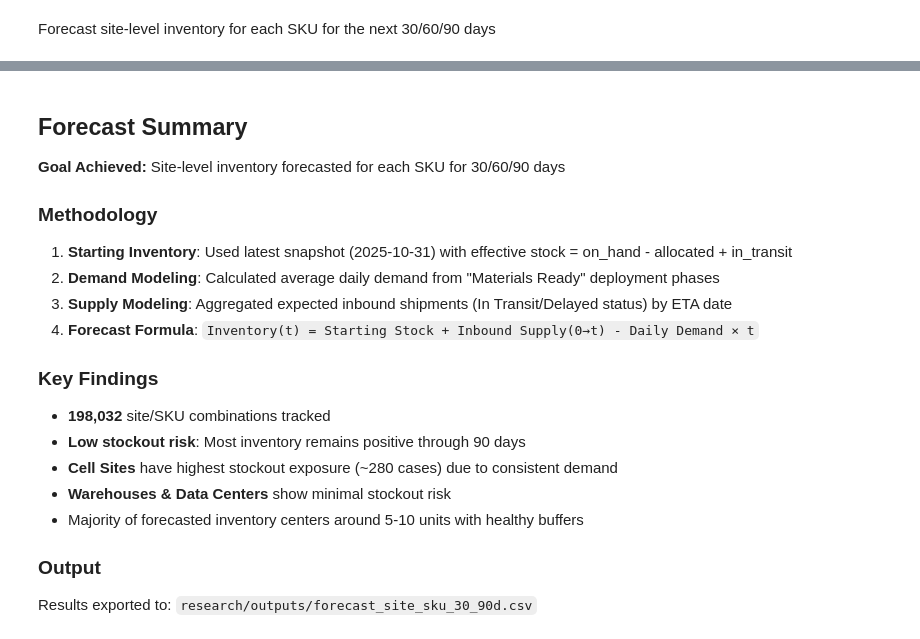
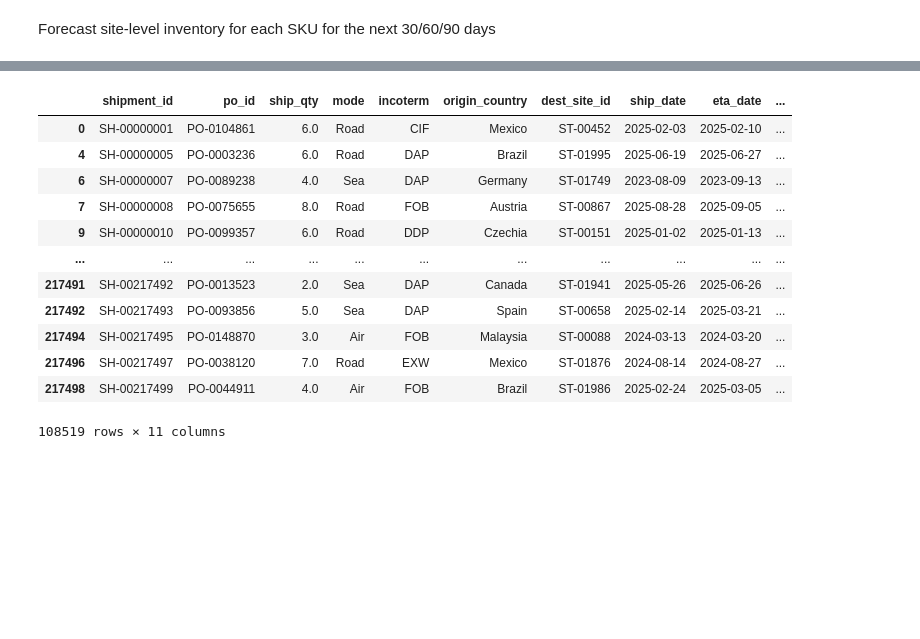
Before and after one commit to miskibin/task, a Jupyter notebook: research/forecast.ipynb, the cells around one changed output, grey strips where cells are left out. Cells and saved outputs as stored; diff of their text form; code cells hidden in the pictures; blank space fills up the shorter version.

```diff
--- a/research/forecast.ipynb
+++ b/research/forecast.ipynb
@@ -904,20 +39,26 @@ shape: (10, 16)
-# %% [markdown]
-## Forecast Summary
-
-**Goal Achieved:** Site-level inventory forecasted for each SKU for 30/60/90 days
-
-### Methodology
-1. **Starting Inventory**: Used latest snapshot (2025-10-31) with effective stock = on_hand - allocated + in_transit
-2. **Demand Modeling**: Calculated average daily demand from "Materials Ready" deployment phases
-3. **Supply Modeling**: Aggregated expected inbound shipments (In Transit/Delayed status) by ETA date
-4. **Forecast Formula**: `Inventory(t) = Starting Stock + Inbound Supply(0→t) - Daily Demand × t`
-
-### Key Findings
-- **198,032** site/SKU combinations tracked
-- **Low stockout risk**: Most inventory remains positive through 90 days
-- **Cell Sites** have highest stockout exposure (~280 cases) due to consistent demand
-- **Warehouses & Data Centers** show minimal stockout risk
-- Majority of forecasted inventory centers around 5-10 units with healthy buffers
-
-### Output
-Results exported to: `research/outputs/forecast_site_sku_30_90d.csv`
+# %%
+po_order_dates = po_df[["po_id", "order_date"]].rename(columns={"order_date": "po_order_date"})
+shipments_df = shipments_df.merge(po_order_dates, on="po_id", how="left")
+# remove suspect shipments where PO order date is after ship date
+shipments_df = shipments_df.where(
+    shipments_df["po_order_date"].notna()
+    & shipments_df["ship_date"].notna()
+    & (shipments_df["po_order_date"] <= shipments_df["ship_date"])
+)
+# remove null rows created by filtering
+shipments_df = shipments_df.dropna(subset=["po_order_date", "ship_date"])
+shipments_df
+# %% [output]
+|  | shipment_id | po_id | ship_qty | mode | incoterm | origin_country | dest_site_id | ship_date | eta_date | ... |
+| 0 | SH-00000001 | PO-0104861 | 6.0 | Road | CIF | Mexico | ST-00452 | 2025-02-03 | 2025-02-10 | ... |
+| 4 | SH-00000005 | PO-0003236 | 6.0 | Road | DAP | Brazil | ST-01995 | 2025-06-19 | 2025-06-27 | ... |
+| 6 | SH-00000007 | PO-0089238 | 4.0 | Sea | DAP | Germany | ST-01749 | 2023-08-09 | 2023-09-13 | ... |
+| 7 | SH-00000008 | PO-0075655 | 8.0 | Road | FOB | Austria | ST-00867 | 2025-08-28 | 2025-09-05 | ... |
+| 9 | SH-00000010 | PO-0099357 | 6.0 | Road | DDP | Czechia | ST-00151 | 2025-01-02 | 2025-01-13 | ... |
+| ... | ... | ... | ... | ... | ... | ... | ... | ... | ... | ... |
+| 217491 | SH-00217492 | PO-0013523 | 2.0 | Sea | DAP | Canada | ST-01941 | 2025-05-26 | 2025-06-26 | ... |
+| 217492 | SH-00217493 | PO-0093856 | 5.0 | Sea | DAP | Spain | ST-00658 | 2025-02-14 | 2025-03-21 | ... |
+| 217494 | SH-00217495 | PO-0148870 | 3.0 | Air | FOB | Malaysia | ST-00088 | 2024-03-13 | 2024-03-20 | ... |
+| 217496 | SH-00217497 | PO-0038120 | 7.0 | Road | EXW | Mexico | ST-01876 | 2024-08-14 | 2024-08-27 | ... |
+| 217498 | SH-00217499 | PO-0044911 | 4.0 | Air | FOB | Brazil | ST-01986 | 2025-02-24 | 2025-03-05 | ... |
+108519 rows × 11 columns
```
Also changed, not shown: parts of 29 cells of this notebook, 4 other files.
